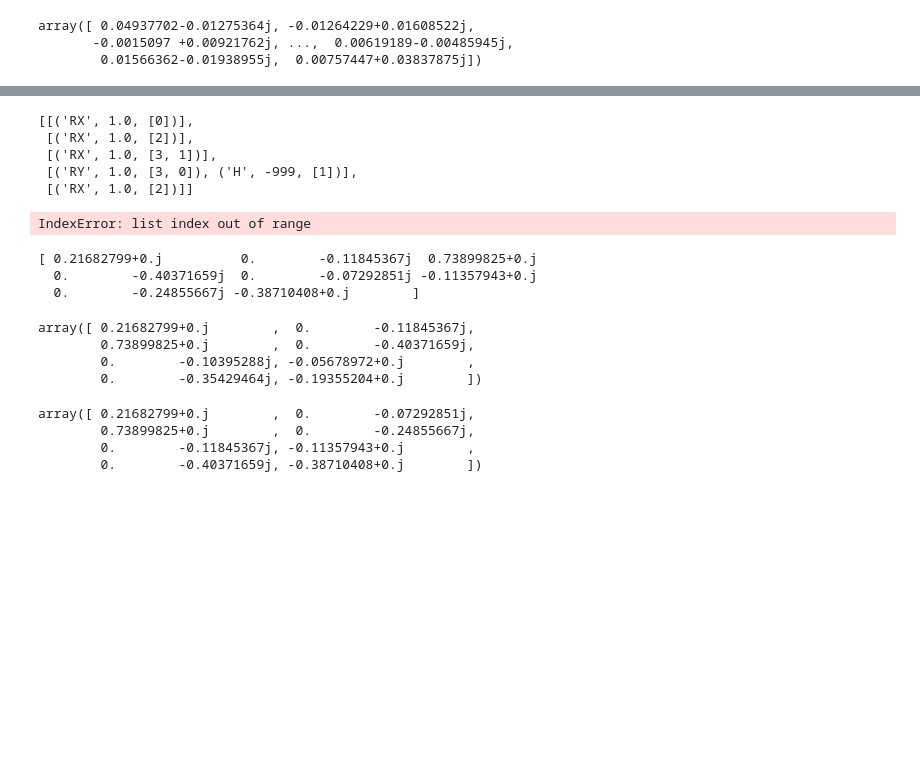
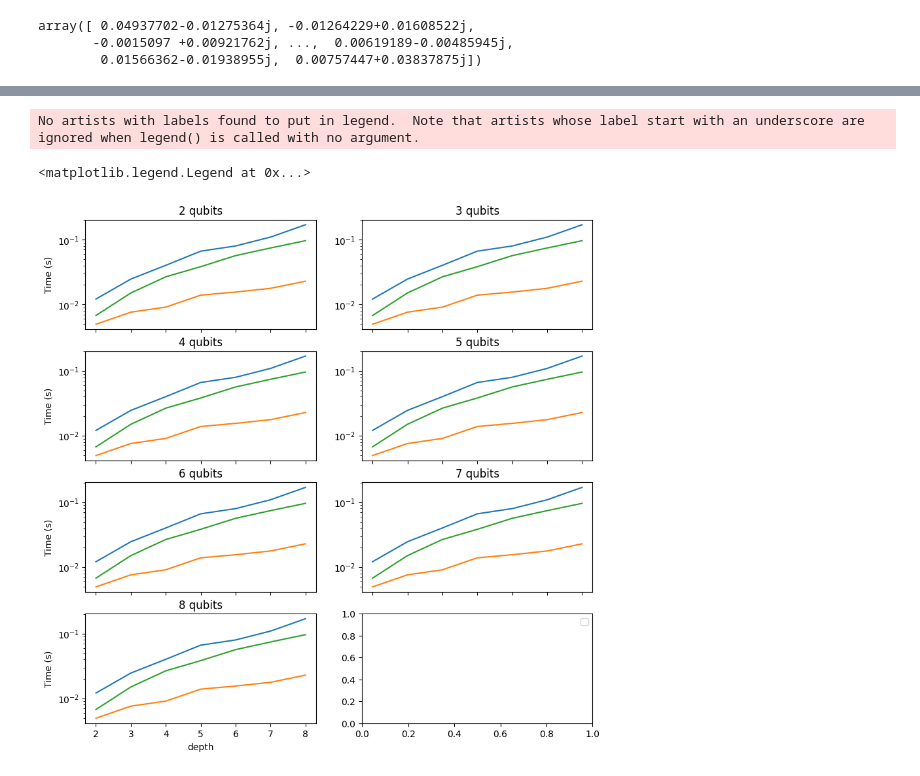
Before and after one commit to Zeusss9/fast-psr, a Jupyter notebook: entry.ipynb, the cells around one changed output, grey strips where cells are left out. Drawn from its saved outputs; the diff is of its cells as text; code cells hidden in the pictures; blank space fills up the shorter version.

```diff
--- a/entry.ipynb
+++ b/entry.ipynb
@@ -151,40 +175,0 @@ array([[ 0.33528165+0.j        ,  0.        +0.j        ,
-# %%
-qcs
-# %% [output]
-[[('RX', 1.0, [0])],
- [('RX', 1.0, [2])],
- [('RX', 1.0, [3, 1])],
- [('RY', 1.0, [3, 0]), ('H', -999, [1])],
- [('RX', 1.0, [2])]]
-# %%
-result = matrices[0]
-for i in range(1, len(matrices)):
-    # print(matrices[i].shape)
-    result = result @ matrices[i]
-# return result
-# matrix = qimax(qc)
-test_state = result @ qimax.constant.state0(num_qubits)
-# %% [output]
-IndexError: list index out of range
-# %%
-k1 = np.kron(np.kron(gate.gate['RX'](1), gate.gate['H']), gate.gate['RX'](1))
-k2 = np.kron(np.kron(constant.P(0), gate.gate['RY'](1)), gate.gate['I']) + np.kron(np.kron(constant.P(3), gate.gate['RY'](1)), gate.gate['RX'](1))
-print(k2 @ (k1 @ constant.state0(3)))
-# %% [output]
-[ 0.21682799+0.j          0.        -0.11845367j  0.73899825+0.j
-  0.        -0.40371659j  0.        -0.07292851j -0.11357943+0.j
-  0.        -0.24855667j -0.38710408+0.j        ]
-# %%
-matrices[1] @ (matrices[0] @ constant.state0(3))
-# %% [output]
-array([ 0.21682799+0.j        ,  0.        -0.11845367j,
-        0.73899825+0.j        ,  0.        -0.40371659j,
-        0.        -0.10395288j, -0.05678972+0.j        ,
-        0.        -0.35429464j, -0.19355204+0.j        ])
-# %%
-true_state
-# %% [output]
-array([ 0.21682799+0.j        ,  0.        -0.07292851j,
-        0.73899825+0.j        ,  0.        -0.24855667j,
-        0.        -0.11845367j, -0.11357943+0.j        ,
-        0.        -0.40371659j, -0.38710408+0.j        ])
@@ -190,0 +208,34 @@ array([ 0.21682799+0.j        ,  0.        -0.07292851j,
+# %%
+import matplotlib.pyplot as plt
+
+depth = 5
+num_qubit = 6
+fig, axs = plt.subplots(4, 2, figsize = (10, 10))
+j = 0
+for i in range(2,9):
+    x = j // 2
+    y = j % 2
+    axs[x,y].plot(range(2, 9), time_psr[num_qubit - 2][:], label = 'Standard PSR')
+    axs[x,y].plot(range(2, 9),time_proposed_psr[num_qubit - 2][:], label = 'QIMAX')
+    axs[x,y].plot(range(2, 9), time_qiskit[num_qubit - 2][:], label = 'Qiskit')
+
+    if y == 0:
+        axs[x,y].set_ylabel('Time (s)')
+    else:
+        axs[x,y].set_yticklabels([])
+    axs[x,y].set_xticks(range(2, 9))
+    if x == 3:
+        axs[x,y].set_xlabel('depth')
+    else:
+        axs[x,y].set_xticklabels([])
+    axs[x,y].set_yscale('log')
+
+    axs[x,y].set_title(f'{i} qubits')
+
+    j += 1
+
+plt.legend()
+# %% [output]
+No artists with labels found to put in legend.  Note that artists whose label start with an underscore are ignored when legend() is called with no argument.
+<matplotlib.legend.Legend at 0x...>
+[figure, added]
```
Also changed, not shown: parts of 5 cells of this notebook, 8 other files.
